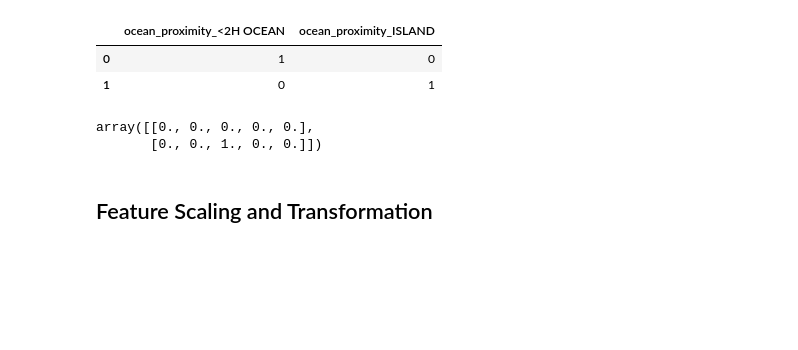
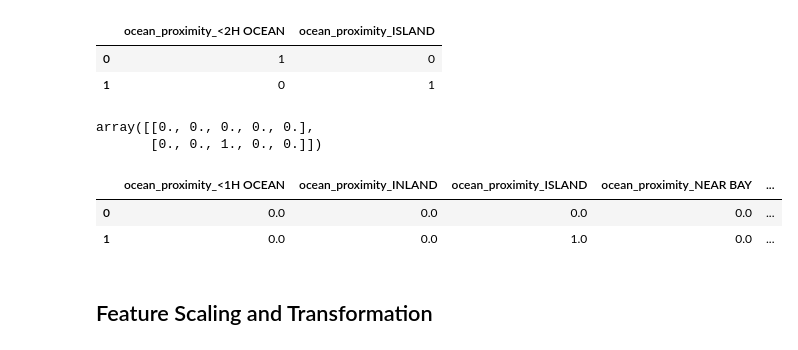
Before and after one commit to DennisxB/handson-machinelearning, a Jupyter notebook: ch_02_end_to_end_ml_proj.ipynb, the cells around one changed output. Drawn from its saved outputs; the diff is of its cells as text; code cells hidden in the pictures; blank space fills up the shorter version.

```diff
--- a/ch_02_end_to_end_ml_proj.ipynb
+++ b/ch_02_end_to_end_ml_proj.ipynb
@@ -341,7 +341,7 @@ ordinal_encoder.categories_
 # %%
 #enconding the ocean proximity column
 from sklearn.preprocessing import OneHotEncoder
-cat_encoder = OneHotEncoder()
+cat_encoder = OneHotEncoder(sparse=False)
 df_cat_1hot = cat_encoder.fit_transform(df_cat)
 # %%
 #sparse matrix
@@ -413,6 +412,16 @@ cat_encoder.transform(df_test_unknown).toarray()
 # %% [output]
 array([[0., 0., 0., 0., 0.],
        [0., 0., 1., 0., 0.]])
+# %%
+df_output = pd.DataFrame(cat_encoder.transform(df_test_unknown),
+                         columns=cat_encoder.get_feature_names_out(),
+                         index=df_test_unknown.index)
+# %%
+df_output.head()
+# %% [output]
+|  | ocean_proximity_<1H OCEAN | ocean_proximity_INLAND | ocean_proximity_ISLAND | ocean_proximity_NEAR BAY | ... |
+| 0 | 0.0 | 0.0 | 0.0 | 0.0 | ... |
+| 1 | 0.0 | 0.0 | 1.0 | 0.0 | ... |
 # %% [markdown]
 ## Feature Scaling and Transformation
 # %% [markdown]
```
Also changed, not shown: parts of 17 cells of this notebook.
